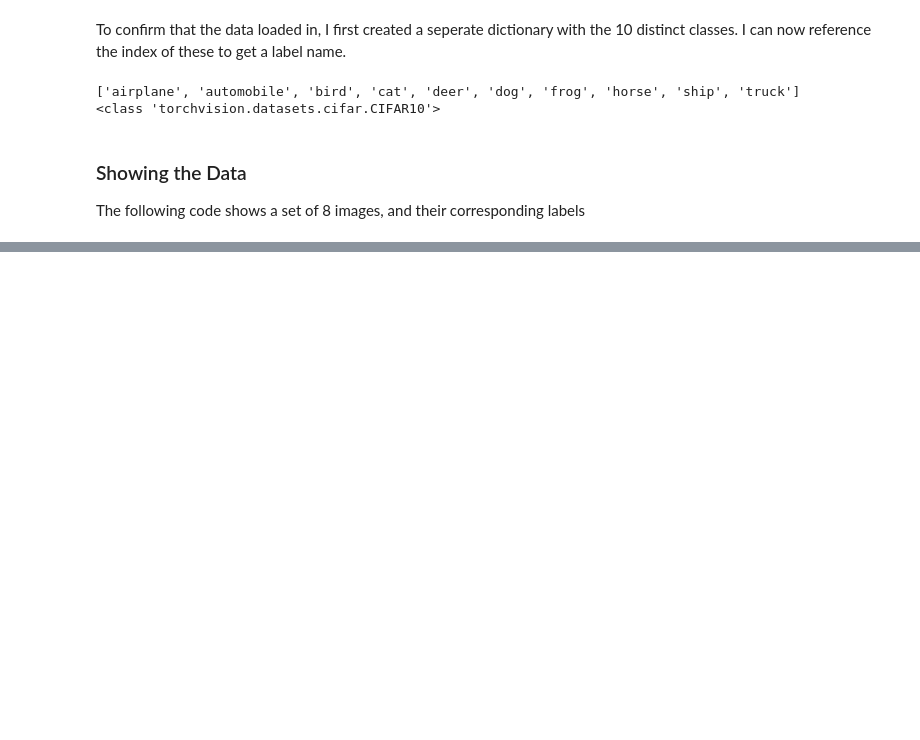
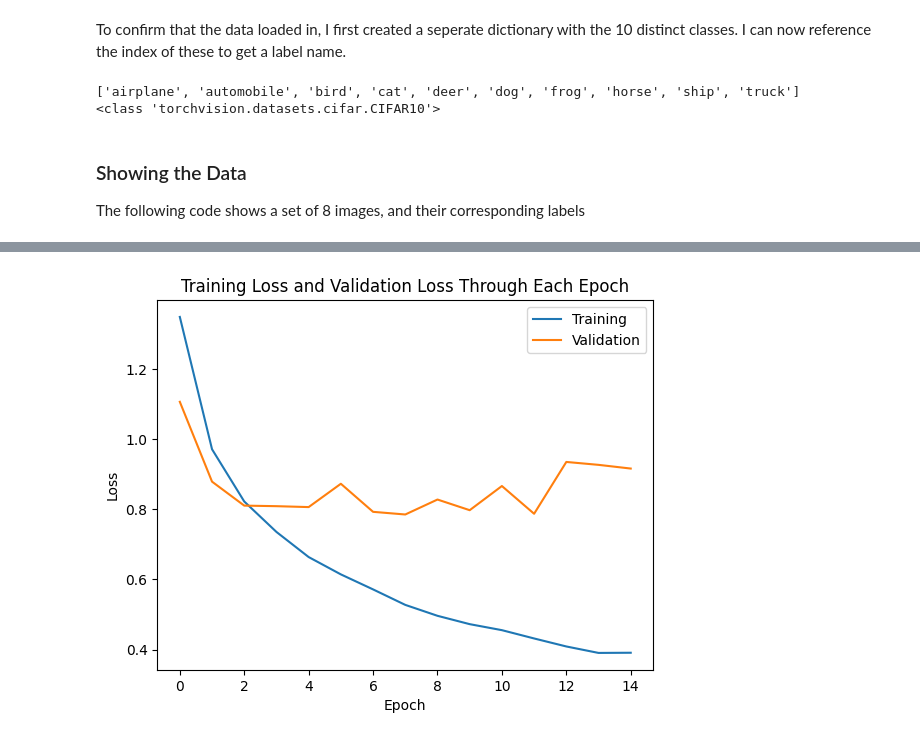
Before and after one commit to cehune/CIFAR-10-Image-Classifier, a Jupyter notebook: CIFAR-10 Classifier.ipynb, the cells around one changed output, grey strips where cells are left out. Drawn from its saved outputs; the diff is of its cells as text; code cells hidden in the pictures; blank space fills up the shorter version.

```diff
--- a/CIFAR-10 Classifier.ipynb
+++ b/CIFAR-10 Classifier.ipynb
@@ -257,0 +235,6 @@ Actual:  frog          Predicted:  frog
+# %%
+num_epochs = 15
+opt_func = torch.optim.Adam
+lr = 0.001
+#fitting the model on training data and record the result after each epoch
+history = fit(num_epochs, lr, net, train_loader, val_loader, opt_func)
@@ -257,0 +283,20 @@ Actual:  frog          Predicted:  frog
+# %%
+def plot_losses(results):
+    """ Plot the losses in each epoch"""
+    train_losses = []
+    val_losses = []
+
+    for epoch_vals in results:
+        train_losses.append(epoch_vals.get('train_loss'))
+        val_losses.append(epoch_vals['val_loss'])
+
+    plt.plot(train_losses)
+    plt.plot(val_losses)
+    plt.xlabel('Epoch')
+    plt.ylabel('Loss')
+    plt.legend(['Training', 'Validation'])
+    plt.title('Training Loss and Validation Loss Through Each Epoch');
+
+plot_losses(history)
+# %% [output]
+[figure, added]
```
Also changed, not shown: parts of 14 cells of this notebook.
